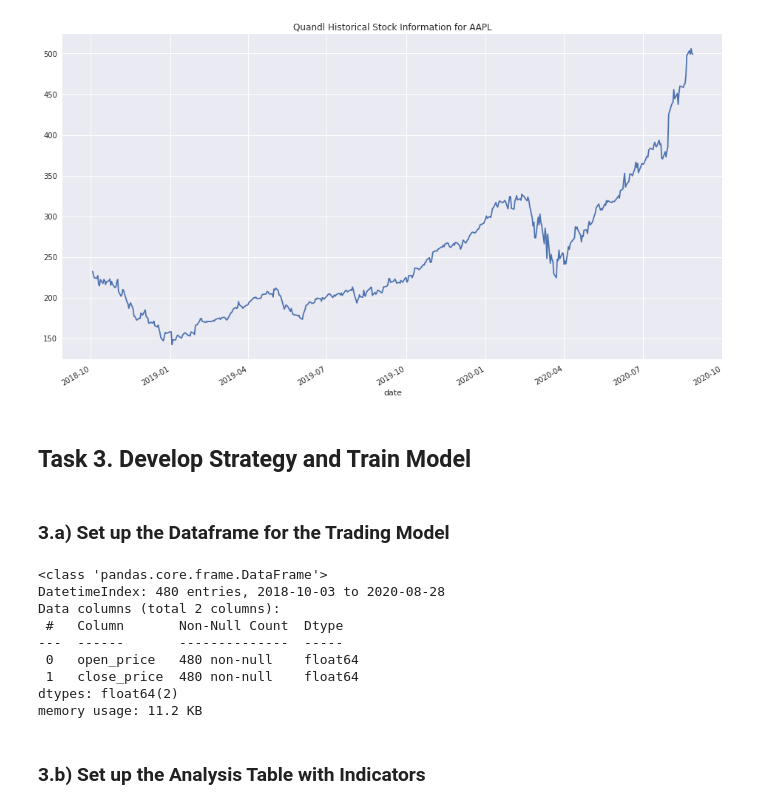
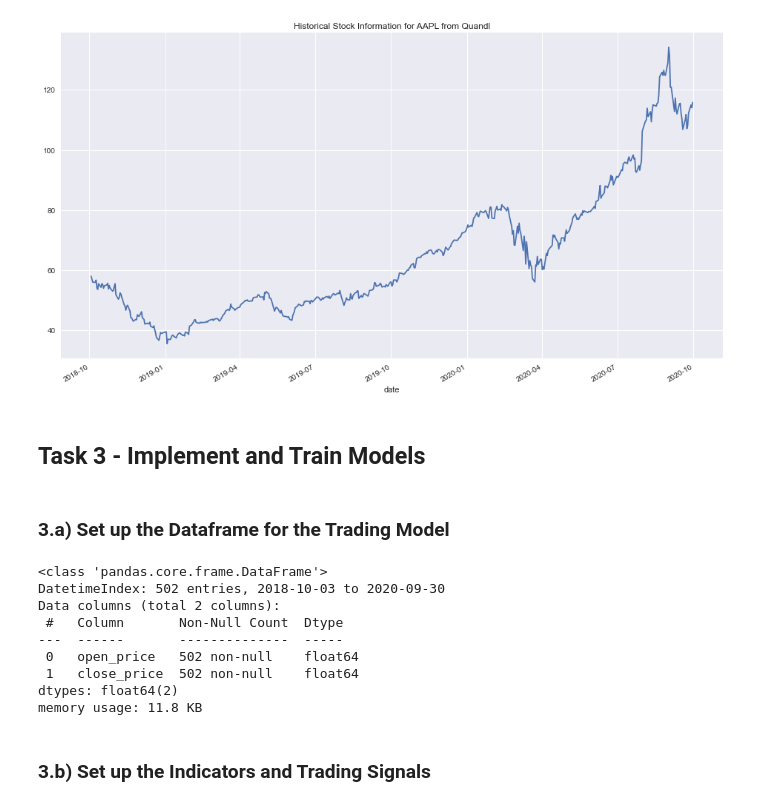
Before and after one commit to daines-analytics/template-latest, a Jupyter notebook: _py-project-templates/py_algotrading_modeling_backtesting_example.ipynb, the cells around one changed output. Drawn from its saved outputs; the diff is of its cells as text; code cells hidden in the pictures.

Commit message:
Draft #3 of Python algorithmic trading model template v1

```diff
--- a/_py-project-templates/py_algotrading_modeling_backtesting_example.ipynb
+++ b/_py-project-templates/py_algotrading_modeling_backtesting_example.ipynb
@@ -41,10 +75,6 @@ stock_symbol = 'AAPL'
 initial_capital = 0
 
 # Specify the moving average parameters for the trading strategy
-fast_ema_min = 10
-fast_ema_max = 30
-slow_ema_min = 10
-slow_ema_max = 60
 fast_sma_min = 10
 fast_sma_max = 30
 slow_sma_min = 10
@@ -55,11 +85,11 @@ min_ma_gap = 5
 # The number of extra days of data we need (usually equals to the larger of slow_ema or slow_sma)
 extra_days_data = slow_sma_max
 
-model_start_date = datetime(2019, 1, 1)
+model_start_date = date(2019, 1, 1)
 print("Starting date for the model:", model_start_date)
 stock_start_date = model_start_date - timedelta(days=int(extra_days_data*1.5)) # Need more pricing data to calculate moving averages
 
-model_end_date = datetime.now()
-# model_end_date = datetime(2020, 6, 30)
+# model_end_date = date()
+model_end_date = date(2020, 9, 30)
 print("Ending date for the model:", model_end_date)
 # %% [output]
@@ -104,4 +133,14 @@ pd.set_option("display.width", 140)
 # %%
+data_service = 'Quandl'
 # Check and see whether the API key is available
 quandl_key = os.environ.get('QUANDL_API')
 if quandl_key is None: sys.exit("API key for Quandl not available. Script Processing Aborted!!!")
+
+start_date_string = stock_start_date.strftime('%Y-%m-%d')
+end_date_string = model_end_date.strftime('%Y-%m-%d')
+quandl_url = "https://www.quandl.com/api/v3/datatables/SHARADAR/SEP.json?date.gte=%s&date.lte=%s&ticker=%s&api_key=%s" % (start_date_string, end_date_string, stock_symbol, quandl_key)
+
+response = requests.get(quandl_url)
+quandl_dict = json.loads(response.text)
+stock_quandl = pd.DataFrame(quandl_dict['datatable']['data'])
+print(len(stock_quandl), 'data points retrieved from the API call.')
@@ -121,7 +150,10 @@ print(len(stock_quandl), 'data points retrieved from the API call.')
 stock_quandl.columns = ['ticker', 'date', 'open', 'high', 'low', 'close', 'volume', 'dividend', 'closeunadj', 'lastupdated']
 # stock_quandl.set_index('date', inplace=True)
 stock_quandl.index = pd.to_datetime(stock_quandl.date)
-stock_quandl = stock_quandl.sort_index(ascending=True)
-stock_quandl.info()
+stock_rawdata = stock_quandl.sort_index(ascending=True)
+stock_rawdata.info()
+print()
+print(stock_rawdata.head())
+print(stock_rawdata.tail())
 # %% [output]
 <class 'pandas.core.frame.DataFrame'>
@@ -164,30 +176,30 @@ stock_quandl.tail()
 # %%
-quandl_title = 'Quandl Historical Stock Information for ' + stock_symbol
-stock_quandl['close'].plot(figsize=(16,9), title=quandl_title)
+plot_title = 'Historical Stock Information for ' + stock_symbol + ' from ' + data_service
+stock_rawdata['close'].plot(figsize=(16,9), title=plot_title)
 plt.show()
 # %% [output]
-[figure, old version]
+[figure, new version]
 # %% [markdown]
-## Task 3. Develop Strategy and Train Model
+## Task 3 - Implement and Train Models
 # %% [markdown]
 ### 3.a) Set up the Dataframe for the Trading Model
 # %%
 # Set up the standard column name for modeling
-model_template = stock_quandl.loc[:, ['open','close']]
+model_template = stock_rawdata.loc[:, ['open','close']]
 model_template.rename(columns={'open': 'open_price', 'close': 'close_price'}, inplace=True)
 model_template.info()
 # %% [output]
 <class 'pandas.core.frame.DataFrame'>
-DatetimeIndex: 480 entries, 2018-10-03 to 2020-08-28
+DatetimeIndex: 502 entries, 2018-10-03 to 2020-09-30
 Data columns (total 2 columns):
  #   Column       Non-Null Count  Dtype
 ---  ------       --------------  -----
- 0   open_price   480 non-null    float64
- 1   close_price  480 non-null    float64
+ 0   open_price   502 non-null    float64
+ 1   close_price  502 non-null    float64
 dtypes: float64(2)
-memory usage: 11.2 KB
+memory usage: 11.8 KB
 # %% [markdown]
-### 3.b) Set up the Analysis Table with Indicators
+### 3.b) Set up the Indicators and Trading Signals
 # %%
 # Define the functions that will generate the indicators and trading signals
 
```
Also changed, not shown: parts of 76 cells of this notebook.
